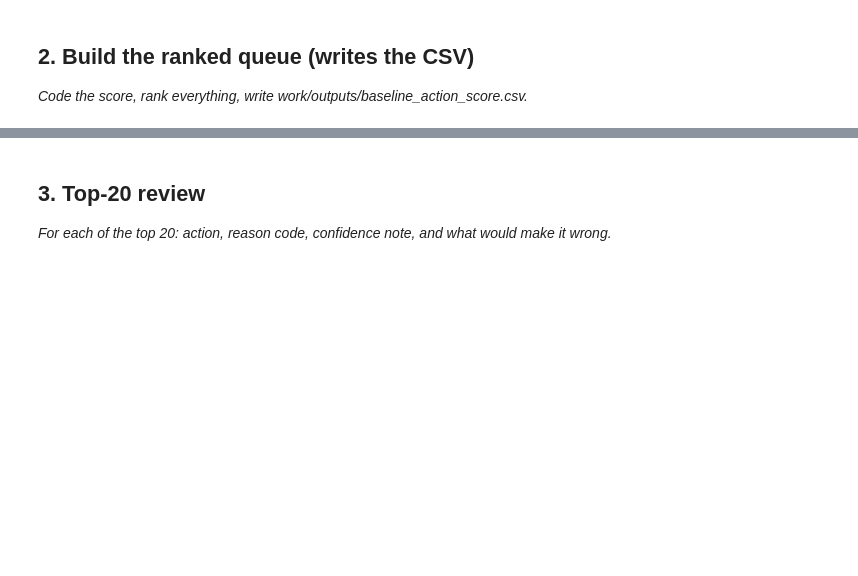
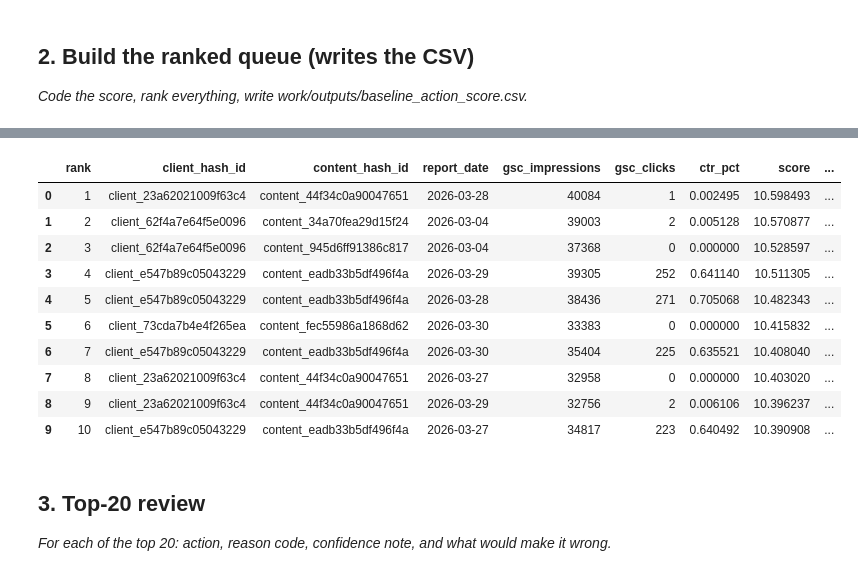
Before and after one commit to Pratyush457/week-1-, a Jupyter notebook: work/notebooks/w04_baseline_score.ipynb, the cells around one changed output, grey strips where cells are left out. Saved outputs shown, nothing was run; the diff lists cells and outputs as text; code cells hidden in the pictures; blank space fills up the shorter version.

```diff
--- a/work/notebooks/w04_baseline_score.ipynb
+++ b/work/notebooks/w04_baseline_score.ipynb
@@ -22,0 +141,70 @@ This skeleton is yours to fill. Work the sections **in order** — each one has
+# %%
+# Section 2: Build the baseline ranked action queue
+
+import os
+import pandas as pd
+
+queue = con.sql(f"""
+    SELECT
+        client_hash_id,
+        content_hash_id,
+        report_date,
+        gsc_impressions,
+        gsc_clicks,
+        gsc_avg_position,
+        CASE
+            WHEN gsc_impressions > 0
+            THEN 100.0 * gsc_clicks / gsc_impressions
+            ELSE NULL
+        END AS ctr_pct
+    FROM {march}
+    WHERE gsc_data_available IS TRUE
+      AND gsc_impressions IS NOT NULL
+      AND gsc_impressions > 0
+""").df()
+
+# Higher impressions + lower CTR = higher baseline opportunity score
+queue["score"] = (
+    __import__("numpy").log1p(queue["gsc_impressions"])
+    * (1 - queue["ctr_pct"].clip(lower=0, upper=100) / 100)
+)
+
+# One reason code and one action label
+queue["reason_code"] = "CTR_OPPORTUNITY"
+queue["action"] = "REVIEW_CTR"
+
+# Rank highest-priority opportunities first
+queue = queue.sort_values(
+    "score",
+    ascending=False
+).reset_index(drop=True)
+
+queue["rank"] = queue.index + 1
+
+# Keep the output compact and explicit
+queue = queue[
+    [
+        "rank",
+        "client_hash_id",
+        "content_hash_id",
+        "report_date",
+        "gsc_impressions",
+        "gsc_clicks",
+        "ctr_pct",
+        "score",
+        "reason_code",
+        "action"
+    ]
+]
+
+# Write the required CSV
+os.makedirs("work/outputs", exist_ok=True)
+
+output_path = "work/outputs/baseline_action_score.csv"
+queue.to_csv(output_path, index=False)
+
+print("Rows in ranked queue:", len(queue))
+print("CSV written to:", output_path)
+
+queue.head(10)
+# %% [output]
@@ -23,3 +213,14 @@ This skeleton is yours to fill. Work the sections **in order** — each one has
+|  | rank | client_hash_id | content_hash_id | report_date | gsc_impressions | gsc_clicks | ctr_pct | score | ... |
+| 0 | 1 | client_23a62021009f63c4 | content_44f34c0a90047651 | 2026-03-28 | 40084 | 1 | 0.002495 | 10.598493 | ... |
+| 1 | 2 | client_62f4a7e64f5e0096 | content_34a70fea29d15f24 | 2026-03-04 | 39003 | 2 | 0.005128 | 10.570877 | ... |
+| 2 | 3 | client_62f4a7e64f5e0096 | content_945d6ff91386c817 | 2026-03-04 | 37368 | 0 | 0.000000 | 10.528597 | ... |
+| 3 | 4 | client_e547b89c05043229 | content_eadb33b5df496f4a | 2026-03-29 | 39305 | 252 | 0.641140 | 10.511305 | ... |
+| 4 | 5 | client_e547b89c05043229 | content_eadb33b5df496f4a | 2026-03-28 | 38436 | 271 | 0.705068 | 10.482343 | ... |
+| 5 | 6 | client_73cda7b4e4f265ea | content_fec55986a1868d62 | 2026-03-30 | 33383 | 0 | 0.000000 | 10.415832 | ... |
+| 6 | 7 | client_e547b89c05043229 | content_eadb33b5df496f4a | 2026-03-30 | 35404 | 225 | 0.635521 | 10.408040 | ... |
+| 7 | 8 | client_23a62021009f63c4 | content_44f34c0a90047651 | 2026-03-27 | 32958 | 0 | 0.000000 | 10.403020 | ... |
+| 8 | 9 | client_23a62021009f63c4 | content_44f34c0a90047651 | 2026-03-29 | 32756 | 2 | 0.006106 | 10.396237 | ... |
+| 9 | 10 | client_e547b89c05043229 | content_eadb33b5df496f4a | 2026-03-27 | 34817 | 223 | 0.640492 | 10.390908 | ... |
 # %% [markdown]
 ## 3. Top-20 review
 
```
Also changed, not shown: parts of 15 cells of this notebook.
